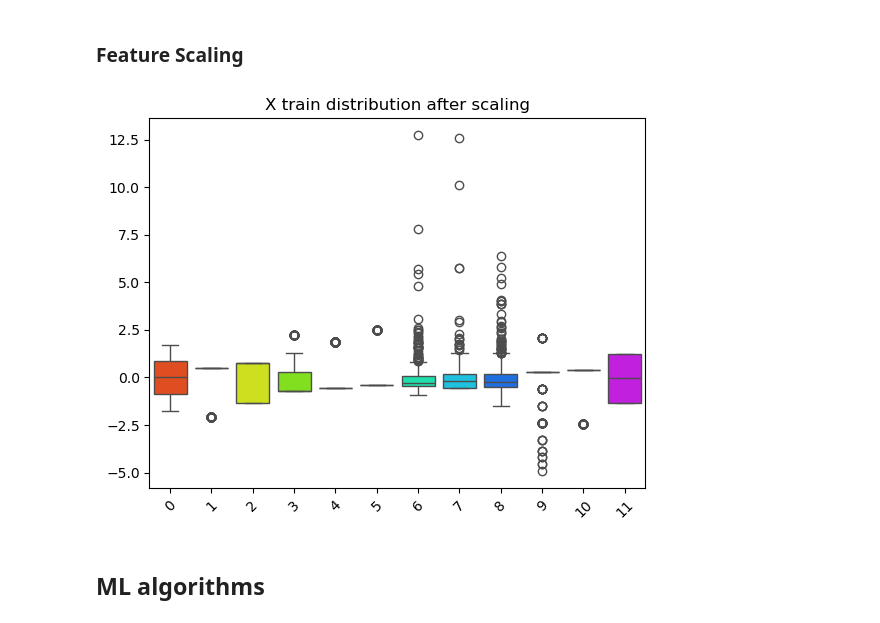
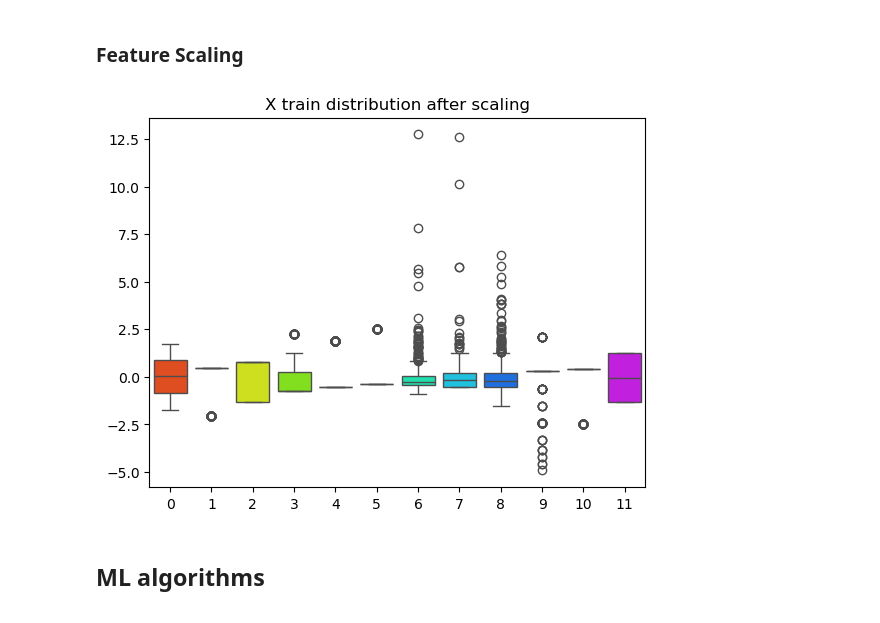
Before and after one commit to mjteran/loan_approval_ML, a Jupyter notebook: loan_approval_ML.ipynb, the cells around one changed output. Cells and saved outputs as stored; diff of their text form; code cells hidden in the pictures.

```diff
--- a/loan_approval_ML.ipynb
+++ b/loan_approval_ML.ipynb
@@ -205,11 +205,11 @@ X_test = ss.transform(X_test)
 # %%
 # Visualize the box plot after scaling for each column
 sb.boxplot(data=X_train, palette='gist_rainbow')
 plt.title('X train distribution after scaling')
-plt.xticks(rotation=45)
+plt.xticks()
 plt.show()
 # %% [output]
-[figure, old version]
+[figure, new version]
 # %% [markdown]
 ## **ML algorithms**
 # %% [markdown]
```
Also changed, not shown: parts of 6 cells of this notebook.
